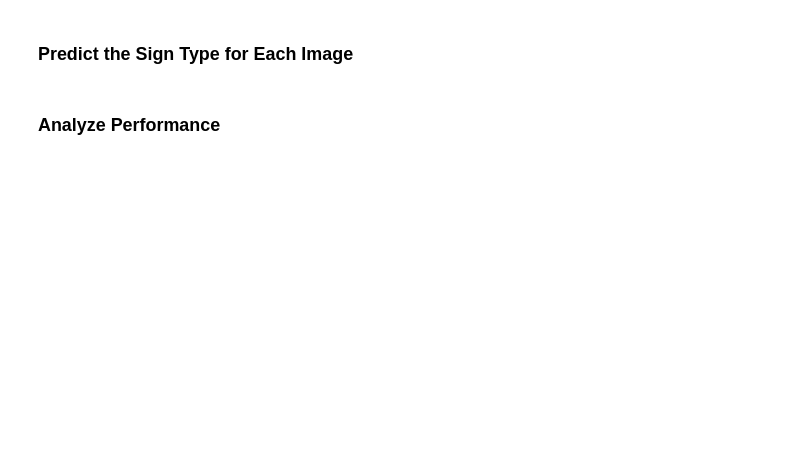
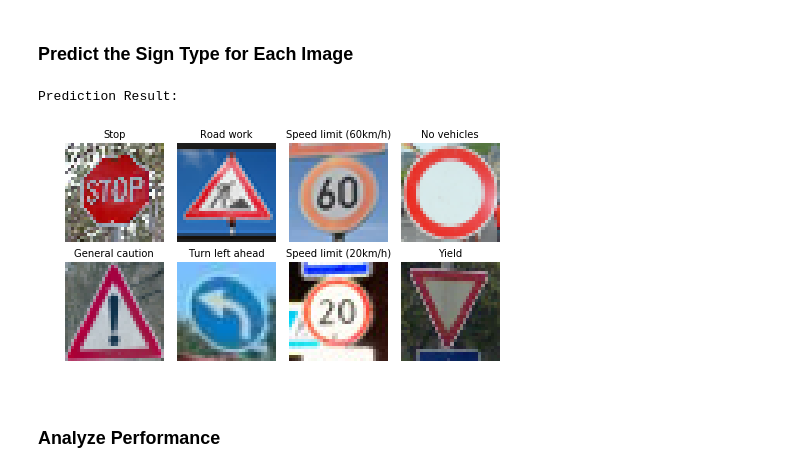
Before and after one commit to liangyd/CarND-Traffic-Sign-Classifier-Project, a Jupyter notebook: Traffic_Sign_Classifier.ipynb, the cells around one changed output. Saved outputs shown, nothing was run; the diff lists cells and outputs as text; code cells hidden in the pictures; blank space fills up the shorter version.

```diff
--- a/Traffic_Sign_Classifier.ipynb
+++ b/Traffic_Sign_Classifier.ipynb
@@ -570,7 +601,32 @@ You may find `signnames.csv` useful as it contains mappings from the class id (i
 # %%
 ### Run the predictions here and use the model to output the prediction for each image.
 ### Make sure to pre-process the images with the same pre-processing pipeline used earlier.
 ### Feel free to use as many code cells as needed.
+
+
+#preprocessing
+X_new_norm=norm(grayscale(X_new))
+#Evaluation
+with tf.Session() as sess:
+    saver.restore(sess, tf.train.latest_checkpoint('.'))
+    output=sess.run(logits, feed_dict={x: X_new_norm, keep_prob: 1.0})
+    #print(np.shape(output))
+    output_class = np.argmax(output, axis = 1)
+    #print(output_class)
+
+# Plot the prediction result
+print('Prediction Result:')
+fig, axs = plt.subplots(2,4, figsize=(8, 4))
+fig.subplots_adjust(hspace = .2, wspace=.01)
+axs = axs.ravel()
+for i in range(8):
+    name=signnames[1][output_class[i]+1]
+    axs[i].set_title(name, fontsize=10)
+    axs[i].imshow(images[i])
+    axs[i].axis('off')
+# %% [output]
+Prediction Result:
+[figure, added]
 # %% [markdown]
 ### Analyze Performance
 # %%
```
Also changed, not shown: parts of 12 cells of this notebook, 15 other files.
